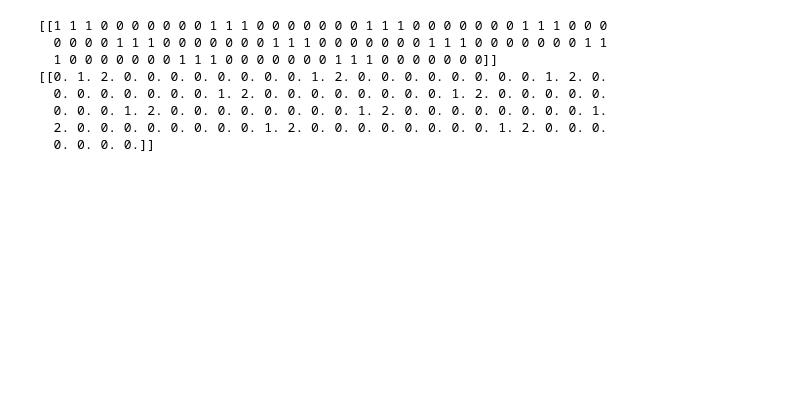
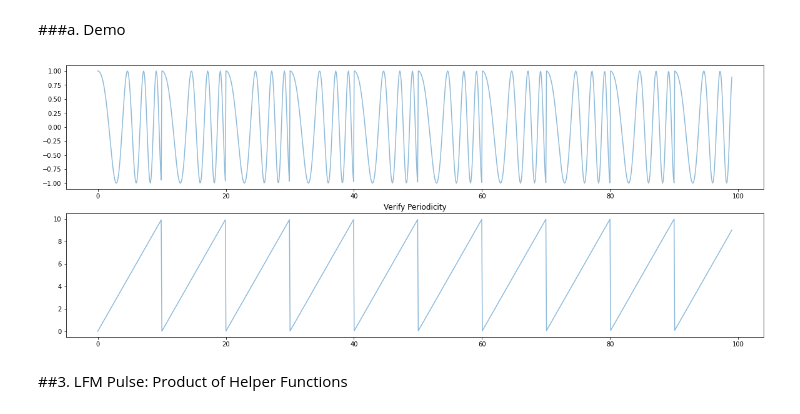
Before and after one commit to psukphranee/Python, a Jupyter notebook: SAR_scratch_3.ipynb, the cells around one changed output. Drawn from its saved outputs; the diff is of its cells as text; code cells hidden in the pictures; blank space fills up the shorter version.

```diff
--- a/SAR_scratch_3.ipynb
+++ b/SAR_scratch_3.ipynb
@@ -9,32 +61,14 @@ import scipy.sparse as sp
 # %%
-def generate_LFM_Pulse(time_array, pulse_width=1, pulse_height=1, chirp_rate=1, carrier_frequency=100):
-
+def generate_pulse_wave(time_array, chirp_rate=1, carrier_frequency=100):
   #time ---------------
-  t = time_array#.reshape(1,-1) #turn into row vector
-
-  #pulse envelope  ---------------
-  A = pulse_height;
-  tau = pulse_width;
-  tau_half = tau/2;
-
-  chi = A * (np.abs((t-tau_half)/tau_half) <= 1);
-  #chi = generate_pulse_envelope(t, pulse_height, pulse_width);
+  t = time_array #expected time vector should be preprocessed before passed to this function. pulse and envelope start their sequences at times values of zeros.
 
   #LFM  ---------------
-  # k = chirp_rate
-  # f_c = carrier_frequency
+  k = chirp_rate
+  f_c = carrier_frequency
 
   # #argument to be passed to exponenetial
-  # exp_arg = 2j*np.pi*(f_c*t + .5*k*(t**2))
-  # LFM = np.exp(exp_arg);
+  exp_arg = 2j*np.pi*(f_c*t + .5*k*(t**2))
+  LFM = np.exp(exp_arg);
 
-  # pulse = chi*LFM
-  return chi
-
-def plot_pulse(time, pulse, fig, ax, **kwargs):
-  t=time;
-  pulse=pulse;
-
-  ax.plot(t, np.real(pulse), alpha=0.4, *kwargs)
-  plt.xlim([t[0],t[-1]])
-  plt.show()
+  return LFM
@@ -61,18 +75,9 @@ print(t_mod)
-# %%
-duty_time = .3
-pulse_width = duty_time * PRT;
-
-mask_array = (t_mod < pulse_width).astype(int);
-print(mask_array)
-
-t_duty = t_mod*mask_array;
-print(t_duty)
-# %% [output]
-[[1 1 1 0 0 0 0 0 0 0 1 1 1 0 0 0 0 0 0 0 1 1 1 0 0 0 0 0 0 0 1 1 1 0 0 0
-  0 0 0 0 1 1 1 0 0 0 0 0 0 0 1 1 1 0 0 0 0 0 0 0 1 1 1 0 0 0 0 0 0 0 1 1
-  1 0 0 0 0 0 0 0 1 1 1 0 0 0 0 0 0 0 1 1 1 0 0 0 0 0 0 0]]
-[[0. 1. 2. 0. 0. 0. 0. 0. 0. 0. 0. 1. 2. 0. 0. 0. 0. 0. 0. 0. 0. 1. 2. 0.
-  0. 0. 0. 0. 0. 0. 0. 1. 2. 0. 0. 0. 0. 0. 0. 0. 0. 1. 2. 0. 0. 0. 0. 0.
-  0. 0. 0. 1. 2. 0. 0. 0. 0. 0. 0. 0. 0. 1. 2. 0. 0. 0. 0. 0. 0. 0. 0. 1.
-  2. 0. 0. 0. 0. 0. 0. 0. 0. 1. 2. 0. 0. 0. 0. 0. 0. 0. 0. 1. 2. 0. 0. 0.
-  0. 0. 0. 0.]]
+# %% [markdown]
+###a. Demo
+# %%
+wave_train = generate_pulse_wave(t_mod, chirp_rate=k, carrier_frequency=f_c)
+plot_train(t, t_mod, wave_train)
+# %% [output]
+[figure, added]
+# %% [markdown]
+##3. LFM Pulse: Product of Helper Functions
```
Also changed, not shown: parts of 16 cells of this notebook.
